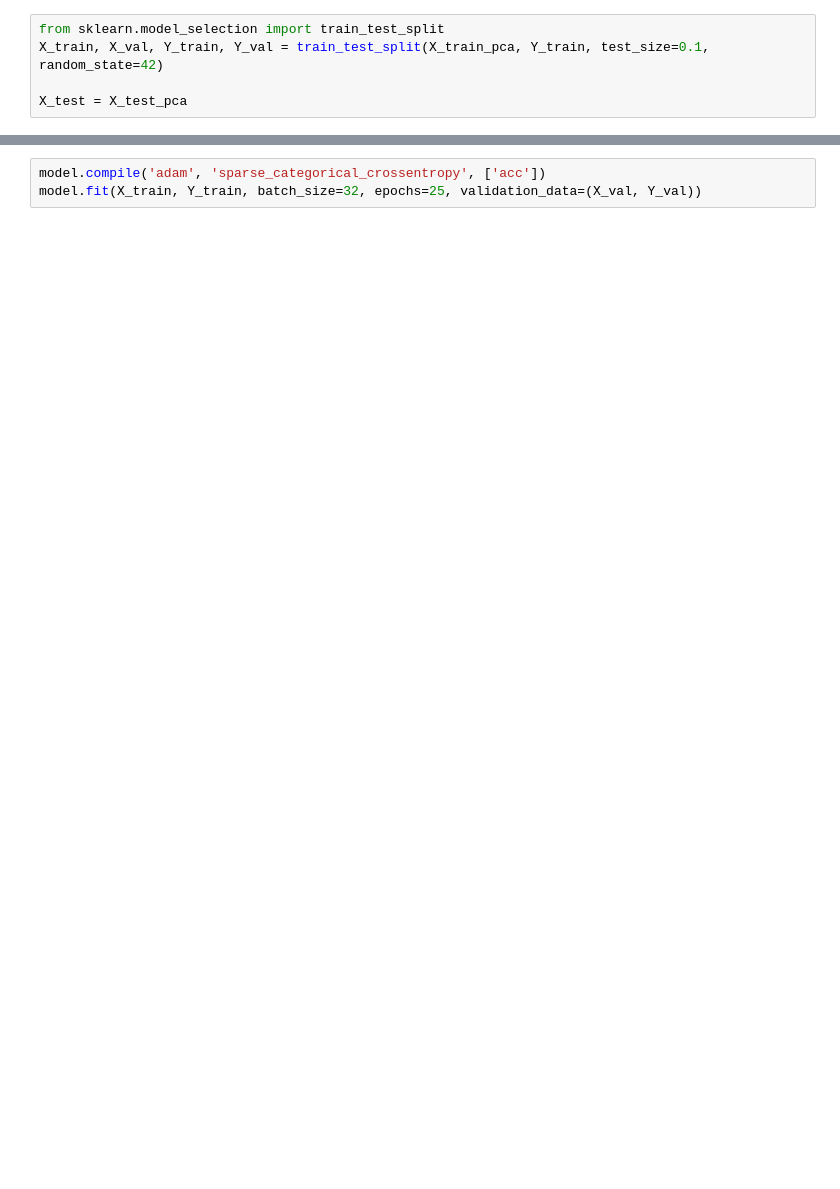
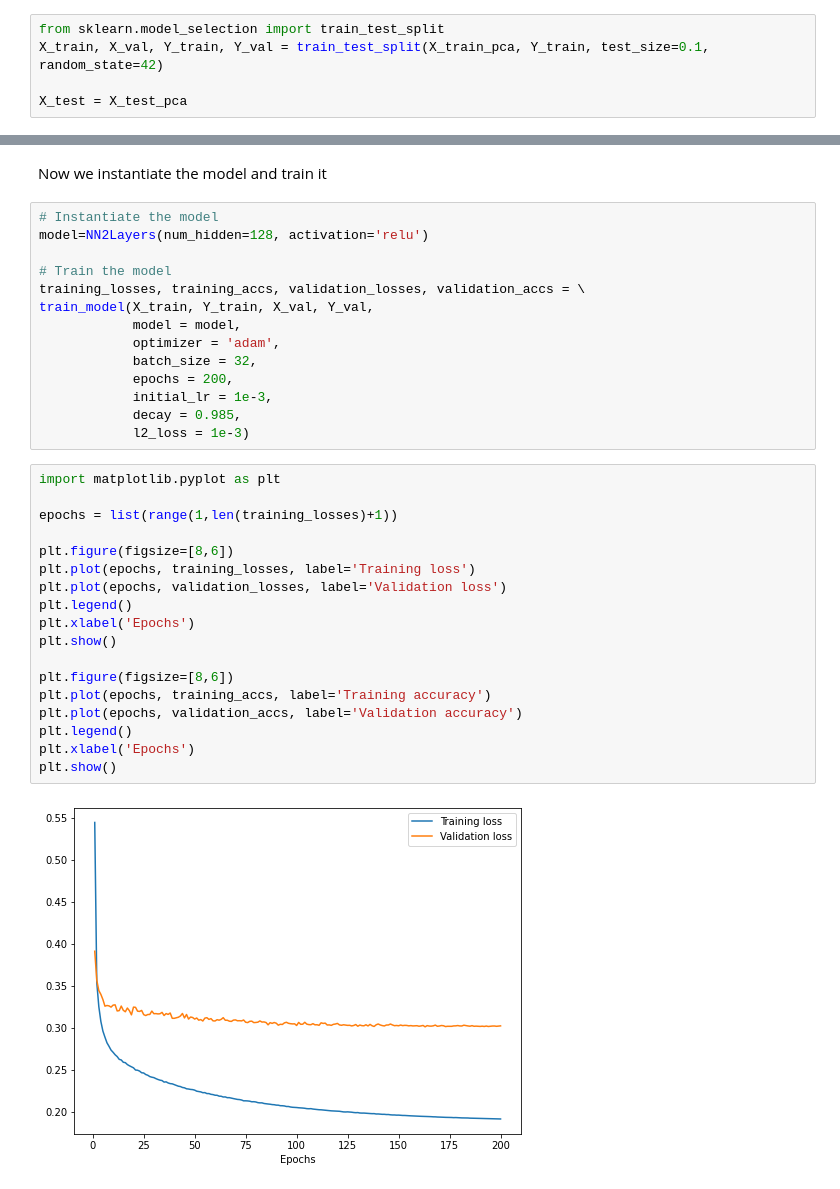
Before and after one commit to shamim-hussain/fashion-mnist-2layer-nn, a Jupyter notebook: fashion_mnist_classification_2_layers.ipynb, the cells around one changed output, grey strips where cells are left out. Drawn from its saved outputs; the diff is of its cells as text; blank space fills up the shorter version.

```diff
--- a/fashion_mnist_classification_2_layers.ipynb
+++ b/fashion_mnist_classification_2_layers.ipynb
@@ -248,3 +366,36 @@ train_model(X_train, Y_train, X_val, Y_val, model, 'adam', 32, 200, 1e-3, 0.985,
-# %%
-model.compile('adam', 'sparse_categorical_crossentropy', ['acc'])
-model.fit(X_train, Y_train, batch_size=32, epochs=25, validation_data=(X_val, Y_val))
+# %% [markdown]
+Now we instantiate the model and train it
+# %%
+# Instantiate the model
+model=NN2Layers(num_hidden=128, activation='relu')
+
+# Train the model
+training_losses, training_accs, validation_losses, validation_accs = \
+train_model(X_train, Y_train, X_val, Y_val,
+            model = model,
+            optimizer = 'adam',
+            batch_size = 32,
+            epochs = 200,
+            initial_lr = 1e-3,
+            decay = 0.985,
+            l2_loss = 1e-3)
+# %%
+import matplotlib.pyplot as plt
+
+epochs = list(range(1,len(training_losses)+1))
+
+plt.figure(figsize=[8,6])
+plt.plot(epochs, training_losses, label='Training loss')
+plt.plot(epochs, validation_losses, label='Validation loss')
+plt.legend()
+plt.xlabel('Epochs')
+plt.show()
+
+plt.figure(figsize=[8,6])
+plt.plot(epochs, training_accs, label='Training accuracy')
+plt.plot(epochs, validation_accs, label='Validation accuracy')
+plt.legend()
+plt.xlabel('Epochs')
+plt.show()
+# %% [output]
+[figure, added]
```
Also changed, not shown: parts of 32 cells of this notebook.
